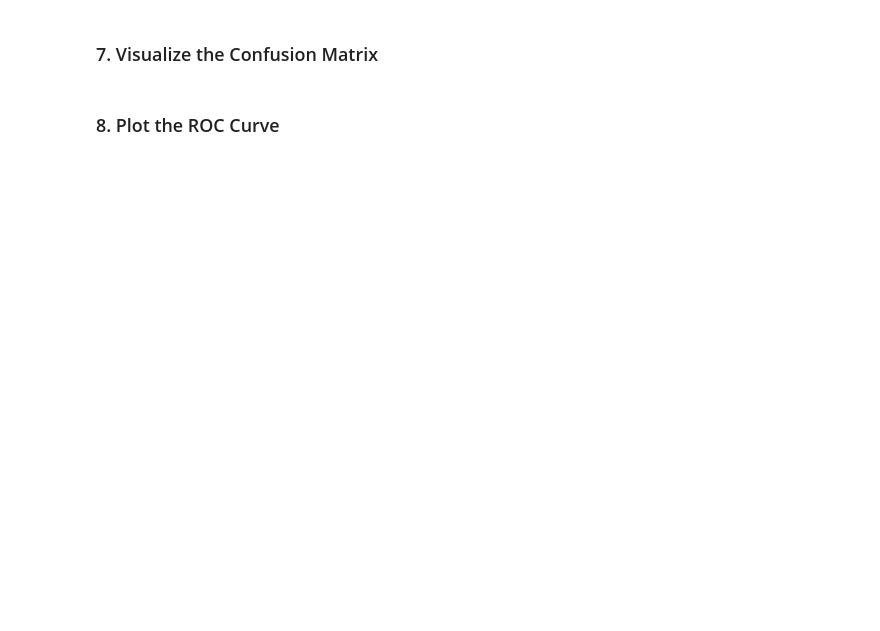
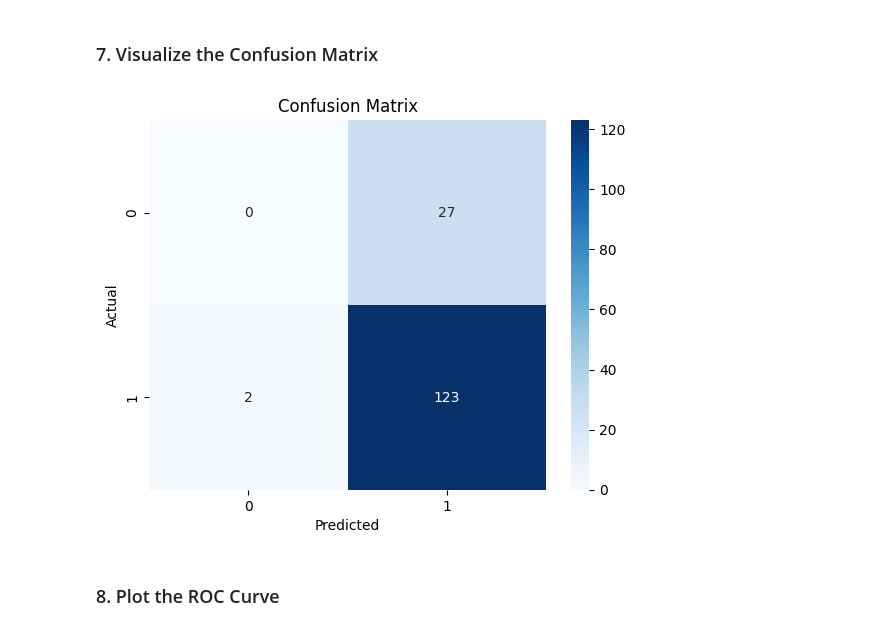
Before and after one commit to Bdowdle4/Dowdle_Analytics_Capstone, a Jupyter notebook: Notebooks/modeling.ipynb, the cells around one changed output. Drawn from its saved outputs; the diff is of its cells as text; code cells hidden in the pictures; blank space fills up the shorter version.

Commit message:
first draft model

```diff
--- a/Notebooks/modeling.ipynb
+++ b/Notebooks/modeling.ipynb
@@ -28,6 +69,35 @@ from sklearn.metrics import classification_report, confusion_matrix, roc_auc_sco
 # %% [markdown]
 ### 3. Split the Dataset
+# %%
+# Build pipeline with RandomForest
+pipeline = Pipeline(steps=[
+    ('preprocessor', preprocessor),
+    ('classifier', RandomForestClassifier(random_state=42))
+])
+
+# Define parameter grid
+param_grid = {
+    'classifier__n_estimators': [100],
+    'classifier__max_depth': [5],
+    'classifier__min_samples_split': [4]
+}
+
+# Stratified split (optional, or use train_test_split)
+split = StratifiedShuffleSplit(n_splits=1, test_size=0.2, random_state=42)
+for train_idx, test_idx in split.split(df[categorical_cols + numeric_cols], df['compliance']):
+    X_train = df.iloc[train_idx][categorical_cols + numeric_cols]
+    y_train = df.iloc[train_idx]['compliance']
+    X_test = df.iloc[test_idx][categorical_cols + numeric_cols]
+    y_test = df.iloc[test_idx]['compliance']
 # %% [markdown]
 ### 4. Train a Logistic Regression Model
 # %% [markdown]
 ### 5. Train a Random Forest Model
+# %%
+# Grid search
+grid = GridSearchCV(pipeline, param_grid, cv=5, scoring='f1')
+grid.fit(X_train, y_train)
+
+# Best model
+best_model = grid.best_estimator_
+print("Best Parameters:", grid.best_params_)
@@ -34,2 +106,10 @@ from sklearn.metrics import classification_report, confusion_matrix, roc_auc_sco
 # %% [markdown]
 ### 6. Evaluate the Models
+# %%
+y_pred = best_model.predict(X_test)
+print(classification_report(y_test, y_pred))
+
+# ROC-AUC
+y_proba = best_model.predict_proba(X_test)[:, 1]
+roc_score = roc_auc_score(y_test, y_proba)
+print("ROC AUC Score:", round(roc_score, 2))
@@ -36,4 +127,12 @@ from sklearn.metrics import classification_report, confusion_matrix, roc_auc_sco
 # %% [markdown]
 ### 7. Visualize the Confusion Matrix
+# %%
+sns.heatmap(confusion_matrix(y_test, y_pred), annot=True, fmt='d', cmap='Blues')
+plt.title("Confusion Matrix")
+plt.xlabel("Predicted")
+plt.ylabel("Actual")
+plt.show()
+# %% [output]
+[figure, added]
 # %% [markdown]
 ### 8. Plot the ROC Curve
```
Also changed, not shown: parts of 7 cells of this notebook.
